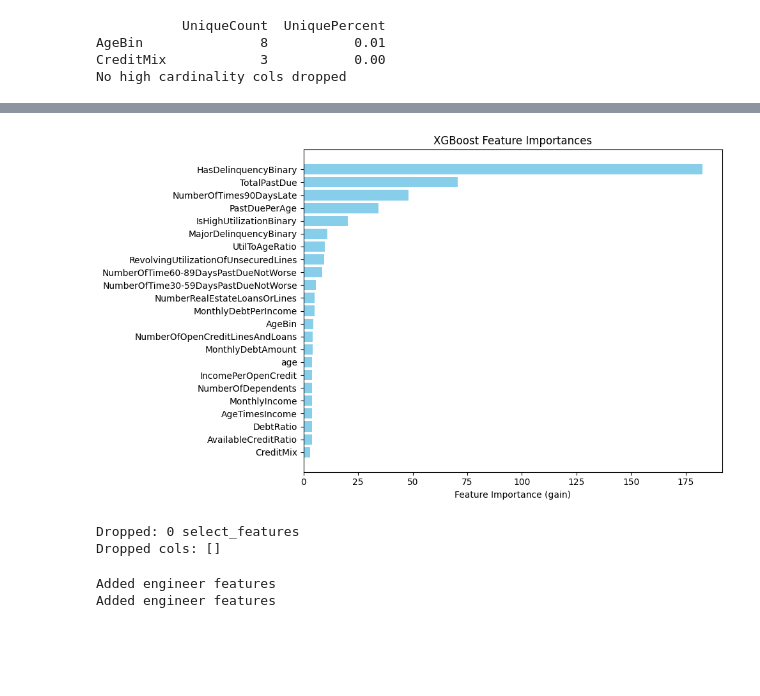
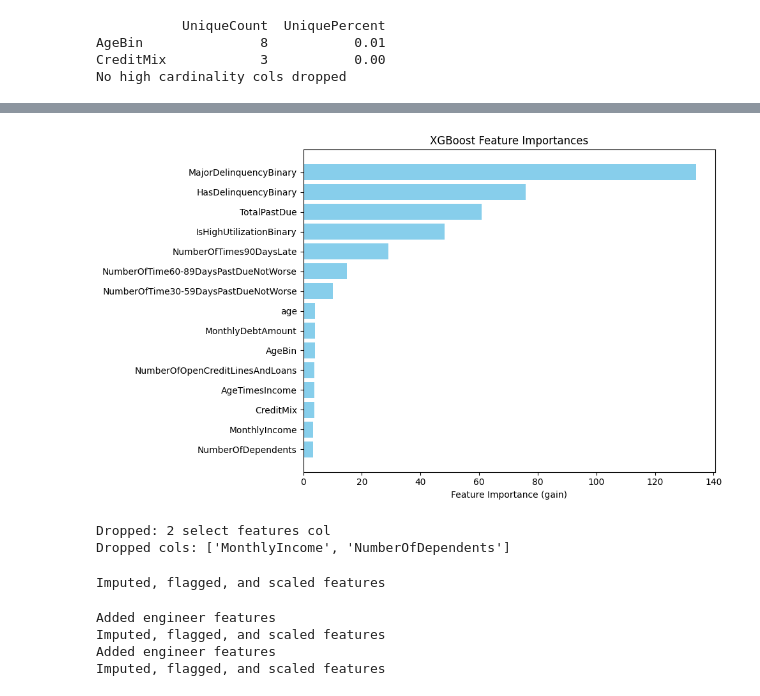
Before and after one commit to sunnysunny77/loan, a Jupyter notebook: cr.ipynb, the cells around one changed output, grey strips where cells are left out. Saved outputs shown, nothing was run; the diff lists cells and outputs as text; code cells hidden in the pictures; blank space fills up the shorter version.

```diff
--- a/cr.ipynb
+++ b/cr.ipynb
@@ -532,6 +571,13 @@ NumberOfOpenCreditLinesAndLoans         int64          150000              0
 5                 0.0
 # %%
 # Outlier Handling
+numeric_df = df_train.select_dtypes(include=['int64', 'float64'])
+plt.figure(figsize=(15, 6))
+sns.boxplot(data=numeric_df)
+plt.title("Boxplot for All Numeric Features")
+plt.xticks(rotation=45)
+plt.show()
+
 df_train = df_train[df_train['age'] > 0].reset_index(drop=True)
 
 df_train = df_train.sort_values(by="MonthlyIncome", ascending=False).iloc[1:].reset_index(drop=True)
@@ -539,8 +585,8 @@ df_train = df_train.sort_values(by="MonthlyIncome", ascending=False).iloc[1:].re
 df_filtered = outlier_handling(
     df_train,
     target_col="SeriousDlqin2yrs",
-    threshold_high = 99.992,
-    threshold_low = 0.008
+    threshold_high = 99.99,
+    threshold_low = 0.01
 )
 
 numeric_df = df_filtered.select_dtypes(include=['int64', 'float64'])
@@ -595,6 +642,6 @@ df_engi = engineer_features(X_train)
 Added engineer features
 # %%
 # Drop columns with missing
-df_drop, hm_cols_to_drop = drop_high_missing_cols(df_engi, threshold=50)
+df_drop, hm_cols_to_drop = drop_high_missing_cols(df_engi, threshold=0.17)
 # %% [output]
                                       MissingCount  MissingPercent
@@ -650,0 +693,3 @@ Imputed, flagged, and scaled features
+# %%
+# Drop low correlated features to target
+df_corr, low_corr_cols_to_drop = drop_low_correlated_to_target(df_collapsed, y_train, threshold=0.01, bias_mode=None)
@@ -651,27 +700,35 @@ Imputed, flagged, and scaled features
 # %%
 # Plot features
-plot_feature_importance(df_processed, y_train, bias_mode=None)
+plot_feature_importance(df_corr, y_train, bias_mode=None)
 # %% [output]
-[figure, old version]
+[figure, new version]
 # %%
-# Numeric Feature selection
-df_selected, selected_features = select_features(df_processed, y_train, n_features_to_select=21, bias_mode=None)
+# RFE numeric Feature selection
+df_selected, rfe_cols_to_drop = select_features(df_corr, y_train, n_features_to_select=11, bias_mode=None)
 # %% [output]
-Dropped: 0 select_features
-Dropped cols: []
+Dropped: 2 select features col
+Dropped cols: ['MonthlyIncome', 'NumberOfDependents']
+# %%
+# Impute and scale
+df_processed, num_imputer, cat_imputer, robust_scaler, std_scaler = impute_and_scale(df_selected , threshold=1.0)
+# %% [output]
+Imputed, flagged, and scaled features
 # %%
 # Process
-all_cols_to_drop = feature_cols_to_drop + hm_cols_to_drop + hc_cols_to_drop
+all_cols_to_drop = feature_cols_to_drop + hm_cols_to_drop + hc_cols_to_drop + low_corr_cols_to_drop + rfe_cols_to_drop
 
 X_val = engineer_features(X_val)
-X_val = transform_val_test(X_val, all_cols_to_drop, selected_features, rare_maps, num_imputer, cat_imputer, robust_scaler, std_scaler)
+X_val = transform_val_test(X_val, all_cols_to_drop, rare_maps, num_imputer, cat_imputer, robust_scaler, std_scaler, df_processed.columns)
 
 X_test = engineer_features(X_test)
-X_test = transform_val_test(X_test, all_cols_to_drop, selected_features, rare_maps, num_imputer, cat_imputer, robust_scaler, std_scaler)
-X_train = df_selected.copy()
+X_test = transform_val_test(X_test, all_cols_to_drop, rare_maps, num_imputer, cat_imputer, robust_scaler, std_scaler, df_processed.columns)
+
+X_train = df_processed.copy()
 # %% [output]
 Added engineer features
+Imputed, flagged, and scaled features
 Added engineer features
+Imputed, flagged, and scaled features
 # %%
 # Drop duplicates
 X_train, y_train = check_and_drop_duplicates(X_train, y_train)
```
Also changed, not shown: parts of 17 cells of this notebook, 2 other files.
